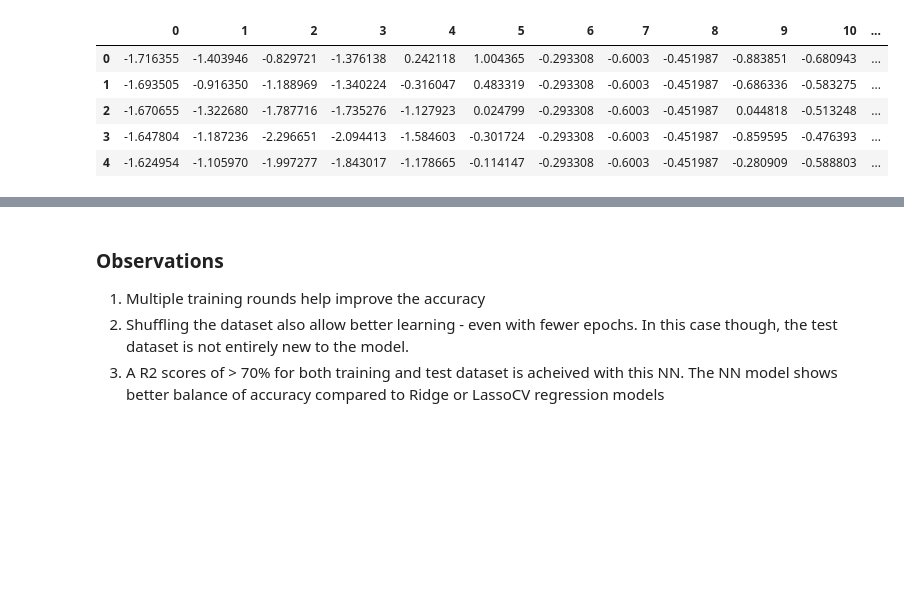
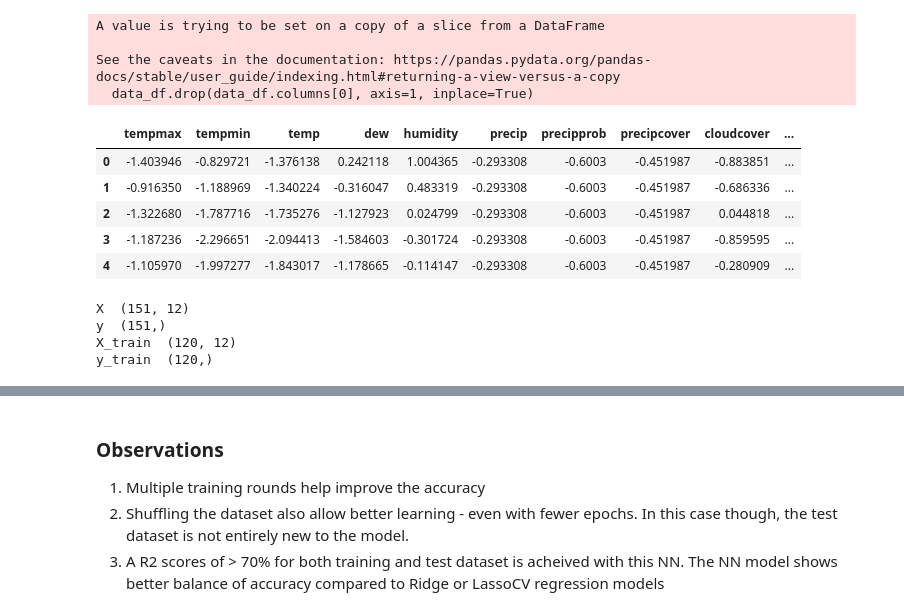
Before and after one commit to sushpath/SolarOutputPredictions, a Jupyter notebook: SolarOpPrediction-NN.ipynb, the cells around one changed output, grey strips where cells are left out. Cells and saved outputs as stored; diff of their text form; code cells hidden in the pictures; blank space fills up the shorter version.

```diff
--- a/SolarOpPrediction-NN.ipynb
+++ b/SolarOpPrediction-NN.ipynb
@@ -18,22 +18,28 @@ data_df = weather_df
 data_df['output'] = solar_df['Daily yield(kWh)']
 # Remove entries with known 0 output
 data_df = data_df[~(data_df['output'] == 0)]
+data_df.drop(data_df.columns[0], axis=1, inplace=True)
+# %% [output]
+A value is trying to be set on a copy of a slice from a DataFrame
+
+See the caveats in the documentation: https://pandas.pydata.org/pandas-docs/stable/user_guide/indexing.html#returning-a-view-versus-a-copy
+  data_df.drop(data_df.columns[0], axis=1, inplace=True)
 # %%
 from sklearn.model_selection import train_test_split
 from sklearn.metrics import mean_squared_error, r2_score
 from sklearn.preprocessing import StandardScaler
 scaler = StandardScaler()
 numeric_cols = data_df.select_dtypes(include=[np.number]).columns
 data_df = data_df[numeric_cols]
-data_norm = pd.DataFrame(scaler.fit_transform(data_df))
-data_norm.head(5)
+data_df = pd.DataFrame(scaler.fit_transform(data_df), columns=data_df.columns)
+data_df.head(5)
 # %% [output]
-|  | 0 | 1 | 2 | 3 | 4 | 5 | 6 | 7 | 8 | 9 | 10 | ... |
-| 0 | -1.716355 | -1.403946 | -0.829721 | -1.376138 | 0.242118 | 1.004365 | -0.293308 | -0.6003 | -0.451987 | -0.883851 | -0.680943 | ... |
-| 1 | -1.693505 | -0.916350 | -1.188969 | -1.340224 | -0.316047 | 0.483319 | -0.293308 | -0.6003 | -0.451987 | -0.686336 | -0.583275 | ... |
-| 2 | -1.670655 | -1.322680 | -1.787716 | -1.735276 | -1.127923 | 0.024799 | -0.293308 | -0.6003 | -0.451987 | 0.044818 | -0.513248 | ... |
-| 3 | -1.647804 | -1.187236 | -2.296651 | -2.094413 | -1.584603 | -0.301724 | -0.293308 | -0.6003 | -0.451987 | -0.859595 | -0.476393 | ... |
-| 4 | -1.624954 | -1.105970 | -1.997277 | -1.843017 | -1.178665 | -0.114147 | -0.293308 | -0.6003 | -0.451987 | -0.280909 | -0.588803 | ... |
+|  | tempmax | tempmin | temp | dew | humidity | precip | precipprob | precipcover | cloudcover | ... |
+| 0 | -1.403946 | -0.829721 | -1.376138 | 0.242118 | 1.004365 | -0.293308 | -0.6003 | -0.451987 | -0.883851 | ... |
+| 1 | -0.916350 | -1.188969 | -1.340224 | -0.316047 | 0.483319 | -0.293308 | -0.6003 | -0.451987 | -0.686336 | ... |
+| 2 | -1.322680 | -1.787716 | -1.735276 | -1.127923 | 0.024799 | -0.293308 | -0.6003 | -0.451987 | 0.044818 | ... |
+| 3 | -1.187236 | -2.296651 | -2.094413 | -1.584603 | -0.301724 | -0.293308 | -0.6003 | -0.451987 | -0.859595 | ... |
+| 4 | -1.105970 | -1.997277 | -1.843017 | -1.178665 | -0.114147 | -0.293308 | -0.6003 | -0.451987 | -0.280909 | ... |
 # %%
 # Split data
 X = data_df.drop('output', axis=1)
@@ -43,6 +49,11 @@ print( 'X ', X.shape)
 print( 'y ', y.shape)
 print( 'X_train ', X_train.shape)
 print( 'y_train ', y_train.shape)
+# %% [output]
+X  (151, 12)
+y  (151,)
+X_train  (120, 12)
+y_train  (120,)
 # %%
 def predict_and_eval(model, X_train, y_train, X_test, y_test):
     y_train_pred = model.predict(X_train)
```
Also changed, not shown: parts of 14 cells of this notebook, 2 other files.
